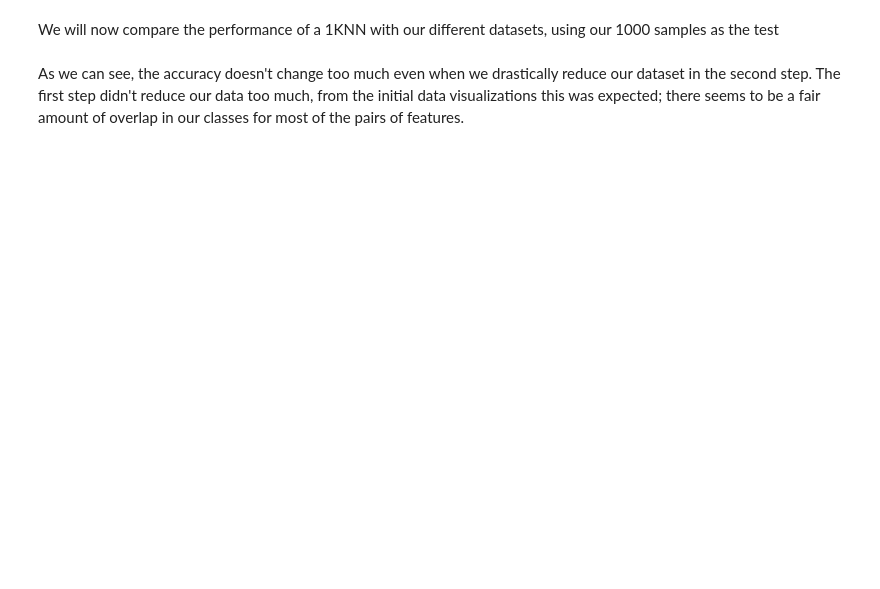
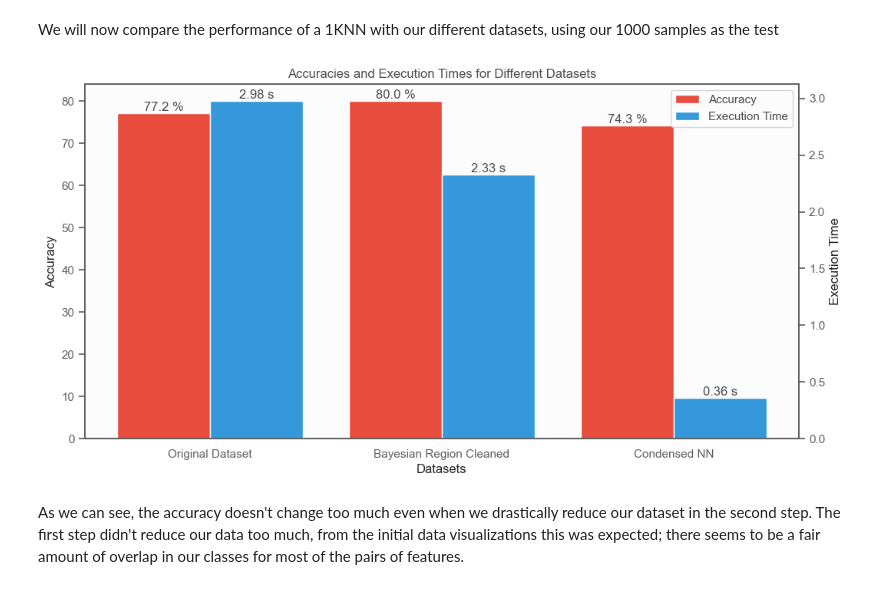
Before and after one commit to ChelsyMena/knn-implementation, a Jupyter notebook: main.ipynb, the cells around one changed output. Saved outputs shown, nothing was run; the diff lists cells and outputs as text; code cells hidden in the pictures; blank space fills up the shorter version.

```diff
--- a/main.ipynb
+++ b/main.ipynb
@@ -502,33 +519,35 @@ labels = ["Original Dataset", "Bayesian Region Cleaned", "Condensed NN"]
 x = np.arange(1, len(labels)+1)  # Positions for the groups
 width = 0.4  # Width of each bar
 
 fig, ax1 = plt.subplots()
 
 bars_acc = ax1.bar(x - width/2, accs, width, label="Accuracy", color=palette[0])
 ax2 = ax1.twinx()
 bars_time = ax2.bar(x + width/2, times, width, label="Execution Time", color=palette[1])
 
 for bar in bars_acc:
-    ax1.text(bar.get_x() + bar.get_width() / 2, bar.get_height(), f"{bar.get_height()*100:.1f} %",
+    ax1.text(bar.get_x() + bar.get_width() / 2, bar.get_height(), f"{bar.get_height():.1f} %",
              ha="center", va="bottom")
 
 for bar in bars_time:
     ax2.text(bar.get_x() + bar.get_width() / 2, bar.get_height(), f"{bar.get_height():.2f} s",
              ha="center", va="bottom")
 
 # Add labels and title
 ax1.set_xticks(x)
 ax1.set_xticklabels(labels)
 ax1.set_xlabel("Datasets")
 ax1.set_ylabel("Accuracy")
 ax2.set_ylabel("Execution Time")
 ax1.set_title("Accuracies and Execution Times for Different Datasets")
 handles1, labels1 = ax1.get_legend_handles_labels()
 handles2, labels2 = ax2.get_legend_handles_labels()
 ax1.legend(handles1 + handles2, labels1 + labels2)
 ax1.grid(False)
 ax2.grid(False)
 
 plt.show();
+# %% [output]
+[figure, added]
 # %% [markdown]
 As we can see, the accuracy doesn't change too much even when we drastically reduce our dataset in the second step. The first step didn't reduce our data too much, from the initial data visualizations this was expected; there seems to be a fair amount of overlap in our classes for most of the pairs of features.
```
Also changed, not shown: parts of 2 cells of this notebook.
